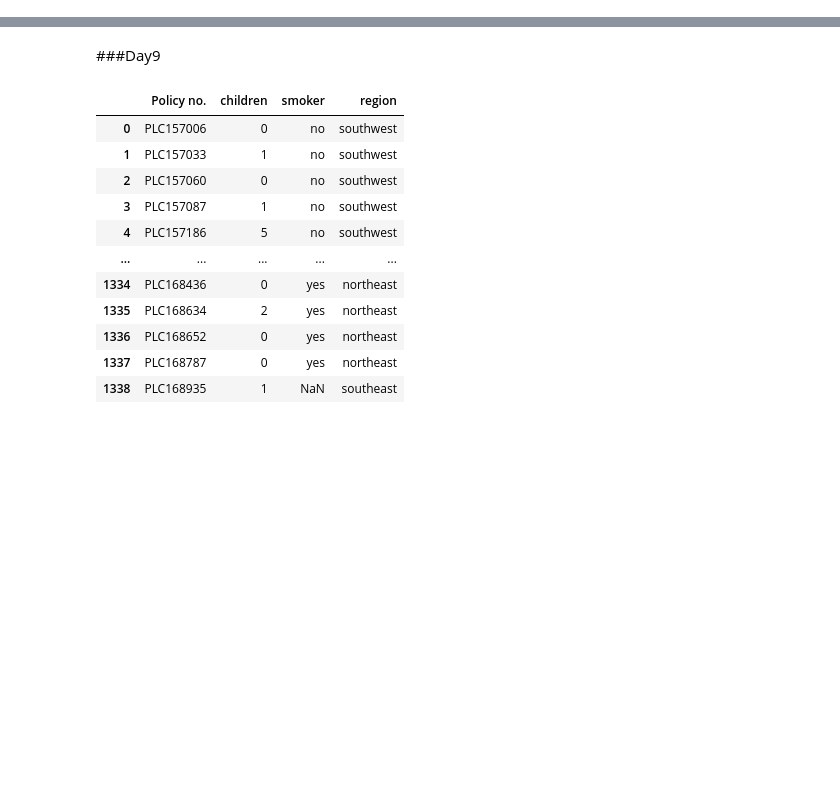
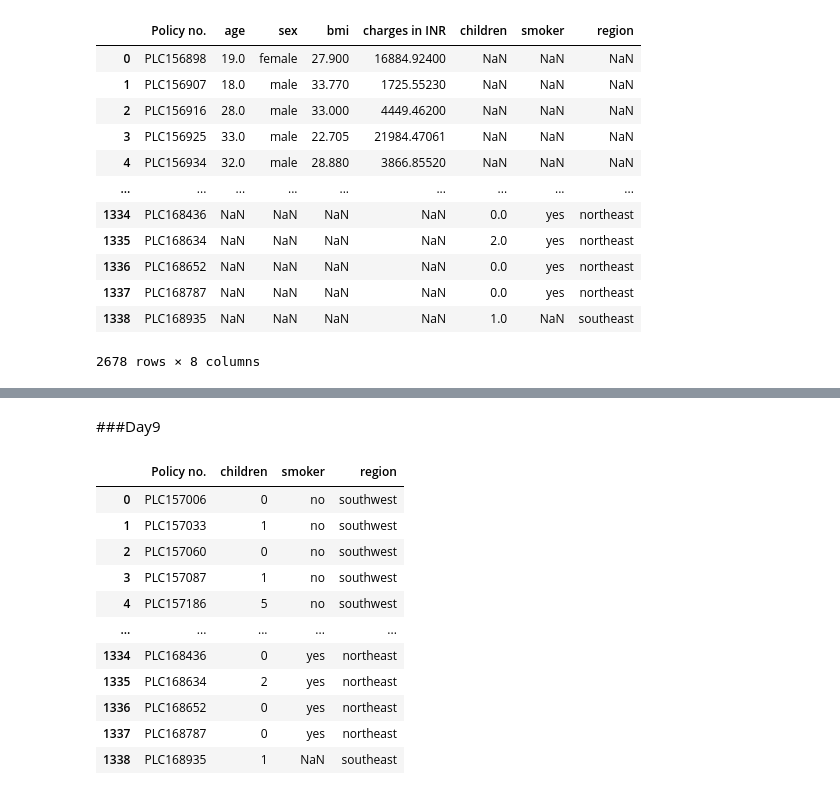
Before and after one commit to ShravanJadhav/DataScience_Practice, a Jupyter notebook: DataScience_Python.ipynb, the cells around one changed output, grey strips where cells are left out. Cells and saved outputs as stored; diff of their text form; code cells hidden in the pictures; blank space fills up the shorter version.

```diff
--- a/DataScience_Python.ipynb
+++ b/DataScience_Python.ipynb
@@ -0,0 +7,2 @@
+# %%
+df = pd.read_csv('/content/dataset 1.csv')
@@ -0,0 +18,2 @@
+# %%
+df2 = pd.read_excel('/content/dataset 2.xlsx')
@@ -0,0 +29,16 @@
+# %%
+pd.concat([df,df2])
+# %% [output]
+|  | Policy no. | age | sex | bmi | charges in INR | children | smoker | region |
+| 0 | PLC156898 | 19.0 | female | 27.900 | 16884.92400 | NaN | NaN | NaN |
+| 1 | PLC156907 | 18.0 | male | 33.770 | 1725.55230 | NaN | NaN | NaN |
+| 2 | PLC156916 | 28.0 | male | 33.000 | 4449.46200 | NaN | NaN | NaN |
+| 3 | PLC156925 | 33.0 | male | 22.705 | 21984.47061 | NaN | NaN | NaN |
+| 4 | PLC156934 | 32.0 | male | 28.880 | 3866.85520 | NaN | NaN | NaN |
+| ... | ... | ... | ... | ... | ... | ... | ... | ... |
+| 1334 | PLC168436 | NaN | NaN | NaN | NaN | 0.0 | yes | northeast |
+| 1335 | PLC168634 | NaN | NaN | NaN | NaN | 2.0 | yes | northeast |
+| 1336 | PLC168652 | NaN | NaN | NaN | NaN | 0.0 | yes | northeast |
+| 1337 | PLC168787 | NaN | NaN | NaN | NaN | 0.0 | yes | northeast |
+| 1338 | PLC168935 | NaN | NaN | NaN | NaN | 1.0 | NaN | southeast |
+2678 rows × 8 columns
```
Also changed, not shown: parts of 10 cells of this notebook.
